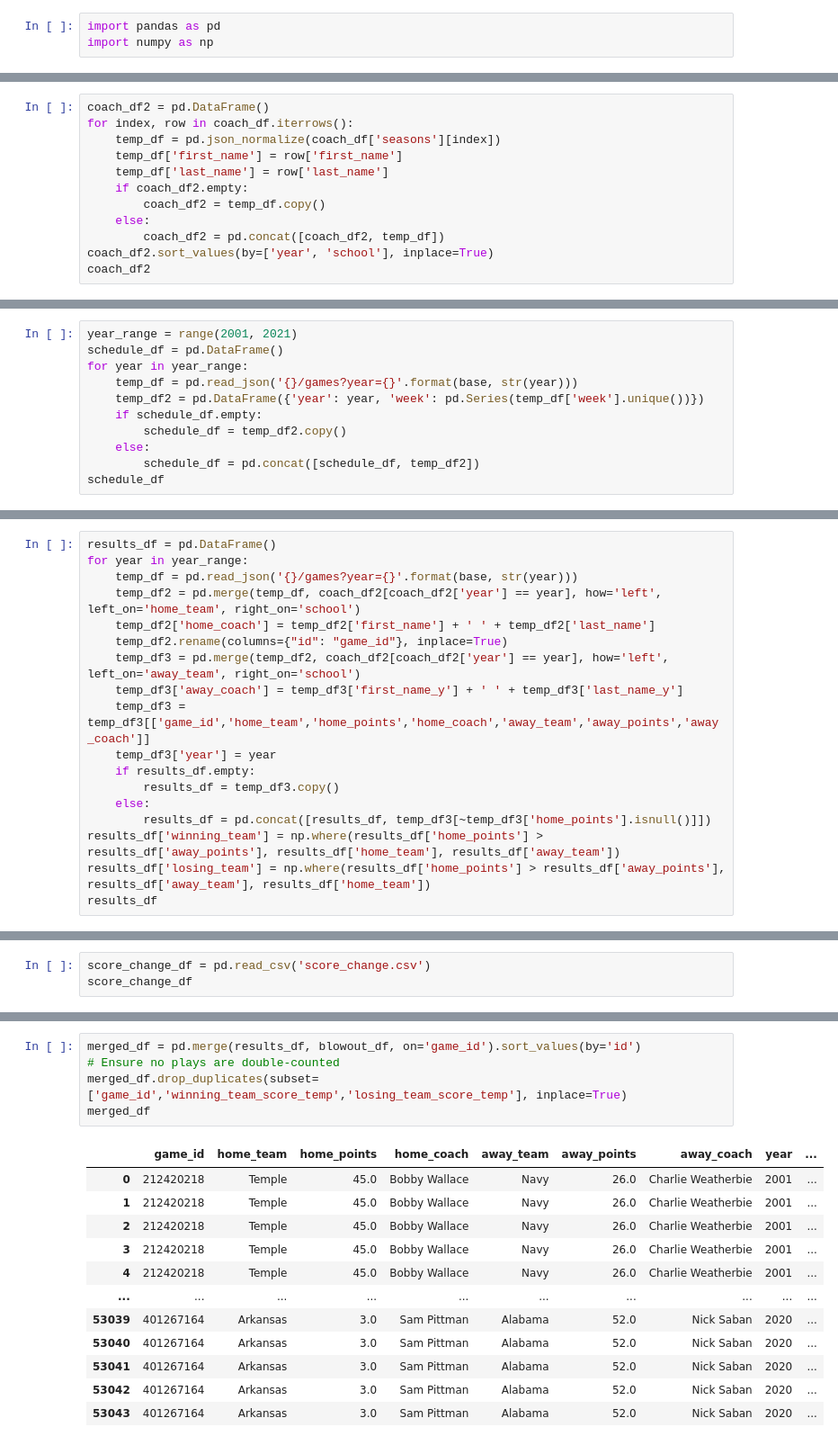
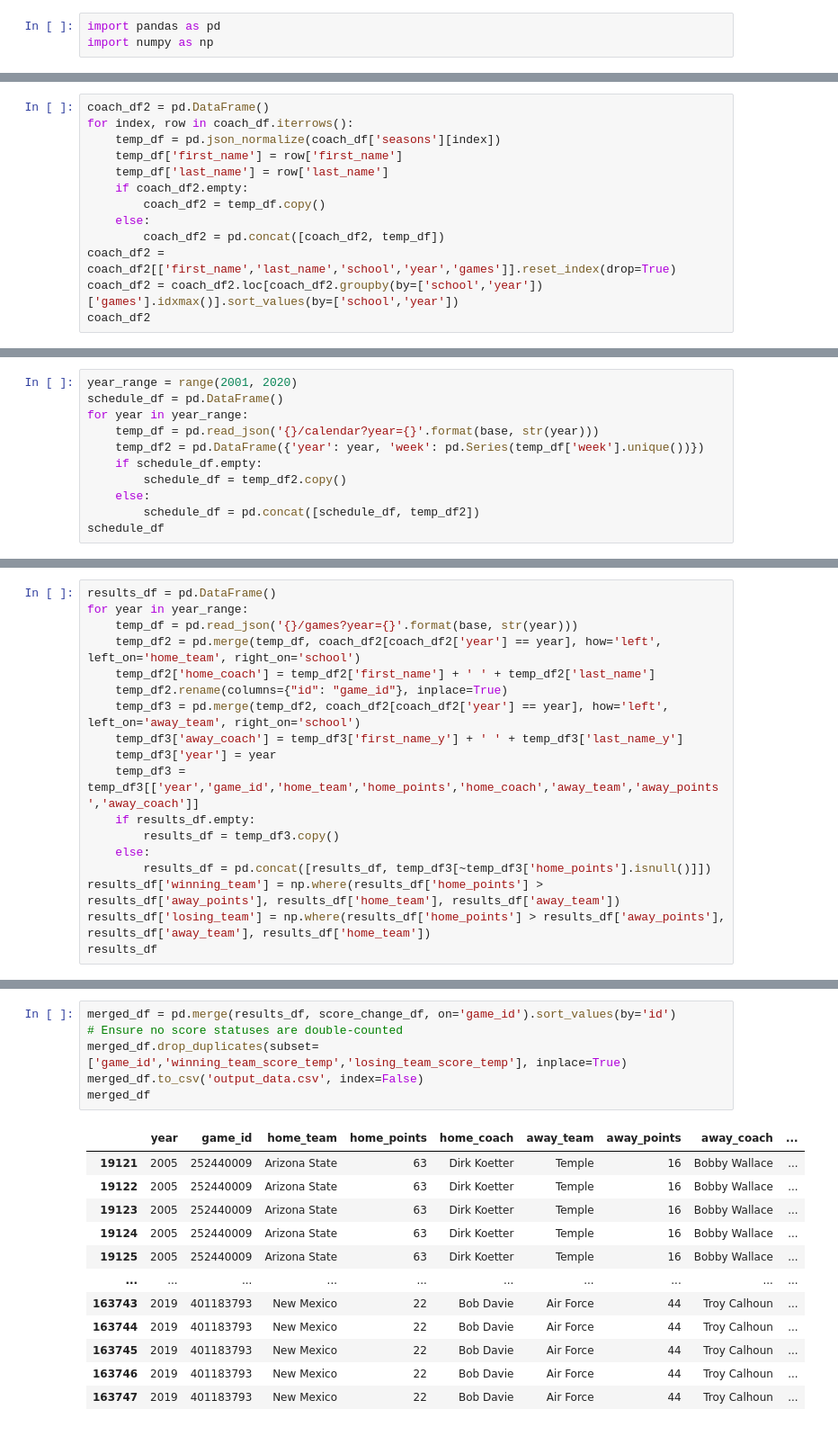
Before and after one commit to peteb206/pete_berryman_football, a Jupyter notebook: Projects/Comeback_Coaches/Comeback_Coaches.ipynb, the cells around one changed output, grey strips where cells are left out. Shown at 90% size. Cells and saved outputs as stored; diff of their text form.

```diff
--- a/Projects/Comeback_Coaches/Comeback_Coaches.ipynb
+++ b/Projects/Comeback_Coaches/Comeback_Coaches.ipynb
@@ -30,6 +48,7 @@ for index, row in coach_df.iterrows():
         coach_df2 = temp_df.copy()
     else:
         coach_df2 = pd.concat([coach_df2, temp_df])
-coach_df2.sort_values(by=['year', 'school'], inplace=True)
+coach_df2 = coach_df2[['first_name','last_name','school','year','games']].reset_index(drop=True)
+coach_df2 = coach_df2.loc[coach_df2.groupby(by=['school','year'])['games'].idxmax()].sort_values(by=['school','year'])
 coach_df2
 # %% [output]
@@ -49,8 +70,8 @@ coach_df2
 # %%
-year_range = range(2001, 2021)
+year_range = range(2001, 2020)
 schedule_df = pd.DataFrame()
 for year in year_range:
-    temp_df = pd.read_json('{}/games?year={}'.format(base, str(year)))
+    temp_df = pd.read_json('{}/calendar?year={}'.format(base, str(year)))
     temp_df2 = pd.DataFrame({'year': year, 'week': pd.Series(temp_df['week'].unique())})
     if schedule_df.empty:
         schedule_df = temp_df2.copy()
@@ -80,8 +103,8 @@ for year in year_range:
     temp_df2.rename(columns={"id": "game_id"}, inplace=True)
     temp_df3 = pd.merge(temp_df2, coach_df2[coach_df2['year'] == year], how='left', left_on='away_team', right_on='school')
     temp_df3['away_coach'] = temp_df3['first_name_y'] + ' ' + temp_df3['last_name_y']
-    temp_df3 = temp_df3[['game_id','home_team','home_points','home_coach','away_team','away_points','away_coach']]
     temp_df3['year'] = year
+    temp_df3 = temp_df3[['year','game_id','home_team','home_points','home_coach','away_team','away_points','away_coach']]
     if results_df.empty:
         results_df = temp_df3.copy()
     else:
@@ -180,3 +187,0 @@ score_change_df
-# %%
-score_change_df = pd.read_csv('score_change.csv')
-score_change_df
@@ -214,18 +190,19 @@ blowout_df
 # %%
-merged_df = pd.merge(results_df, blowout_df, on='game_id').sort_values(by='id')
-# Ensure no plays are double-counted
+merged_df = pd.merge(results_df, score_change_df, on='game_id').sort_values(by='id')
+# Ensure no score statuses are double-counted
 merged_df.drop_duplicates(subset=['game_id','winning_team_score_temp','losing_team_score_temp'], inplace=True)
+merged_df.to_csv('output_data.csv', index=False)
 merged_df
 # %% [output]
-|  | game_id | home_team | home_points | home_coach | away_team | away_points | away_coach | year | ... |
-| 0 | 212420218 | Temple | 45.0 | Bobby Wallace | Navy | 26.0 | Charlie Weatherbie | 2001 | ... |
-| 1 | 212420218 | Temple | 45.0 | Bobby Wallace | Navy | 26.0 | Charlie Weatherbie | 2001 | ... |
-| 2 | 212420218 | Temple | 45.0 | Bobby Wallace | Navy | 26.0 | Charlie Weatherbie | 2001 | ... |
-| 3 | 212420218 | Temple | 45.0 | Bobby Wallace | Navy | 26.0 | Charlie Weatherbie | 2001 | ... |
-| 4 | 212420218 | Temple | 45.0 | Bobby Wallace | Navy | 26.0 | Charlie Weatherbie | 2001 | ... |
+|  | year | game_id | home_team | home_points | home_coach | away_team | away_points | away_coach | ... |
+| 19121 | 2005 | 252440009 | Arizona State | 63 | Dirk Koetter | Temple | 16 | Bobby Wallace | ... |
+| 19122 | 2005 | 252440009 | Arizona State | 63 | Dirk Koetter | Temple | 16 | Bobby Wallace | ... |
+| 19123 | 2005 | 252440009 | Arizona State | 63 | Dirk Koetter | Temple | 16 | Bobby Wallace | ... |
+| 19124 | 2005 | 252440009 | Arizona State | 63 | Dirk Koetter | Temple | 16 | Bobby Wallace | ... |
+| 19125 | 2005 | 252440009 | Arizona State | 63 | Dirk Koetter | Temple | 16 | Bobby Wallace | ... |
 | ... | ... | ... | ... | ... | ... | ... | ... | ... | ... |
-| 53039 | 401267164 | Arkansas | 3.0 | Sam Pittman | Alabama | 52.0 | Nick Saban | 2020 | ... |
-| 53040 | 401267164 | Arkansas | 3.0 | Sam Pittman | Alabama | 52.0 | Nick Saban | 2020 | ... |
-| 53041 | 401267164 | Arkansas | 3.0 | Sam Pittman | Alabama | 52.0 | Nick Saban | 2020 | ... |
-| 53042 | 401267164 | Arkansas | 3.0 | Sam Pittman | Alabama | 52.0 | Nick Saban | 2020 | ... |
-| 53043 | 401267164 | Arkansas | 3.0 | Sam Pittman | Alabama | 52.0 | Nick Saban | 2020 | ... |
+| 163743 | 2019 | 401183793 | New Mexico | 22 | Bob Davie | Air Force | 44 | Troy Calhoun | ... |
+| 163744 | 2019 | 401183793 | New Mexico | 22 | Bob Davie | Air Force | 44 | Troy Calhoun | ... |
+| 163745 | 2019 | 401183793 | New Mexico | 22 | Bob Davie | Air Force | 44 | Troy Calhoun | ... |
+| 163746 | 2019 | 401183793 | New Mexico | 22 | Bob Davie | Air Force | 44 | Troy Calhoun | ... |
+| 163747 | 2019 | 401183793 | New Mexico | 22 | Bob Davie | Air Force | 44 | Troy Calhoun | ... |
```
Also changed, not shown: parts of 26 cells of this notebook, 3 other files.
